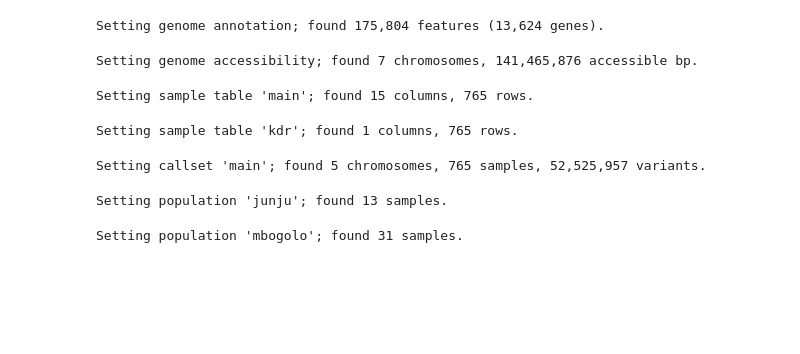
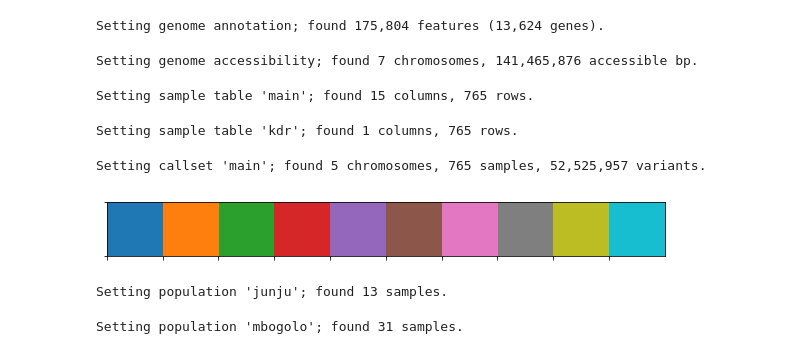
Before and after one commit to malariagen/agam-kenya-report, a Jupyter notebook: notebooks/analysis_config.ipynb, the cells around one changed output. Drawn from its saved outputs; the diff is of its cells as text; code cells hidden in the pictures; blank space fills up the shorter version.

```diff
--- a/notebooks/analysis_config.ipynb
+++ b/notebooks/analysis_config.ipynb
@@ -56,6 +56,13 @@ analysis.set_callset(
 )
 # %% [output]
 Setting callset 'main'; found 5 chromosomes, 765 samples, 52,525,957 variants.
+# %%
+import seaborn as sns
+palette = sns.color_palette()
+%matplotlib inline
+sns.palplot(palette);
+# %% [output]
+[figure, added]
 # %%
 analysis.set_population(
     name='junju',
```
Also changed, not shown: parts of 4 cells of this notebook, 5 other files.
